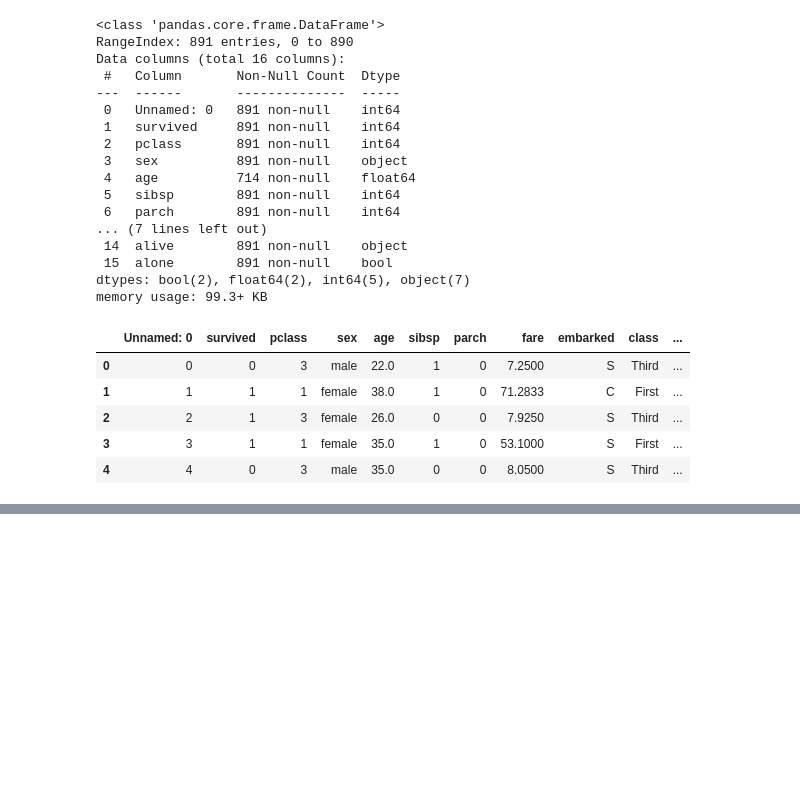
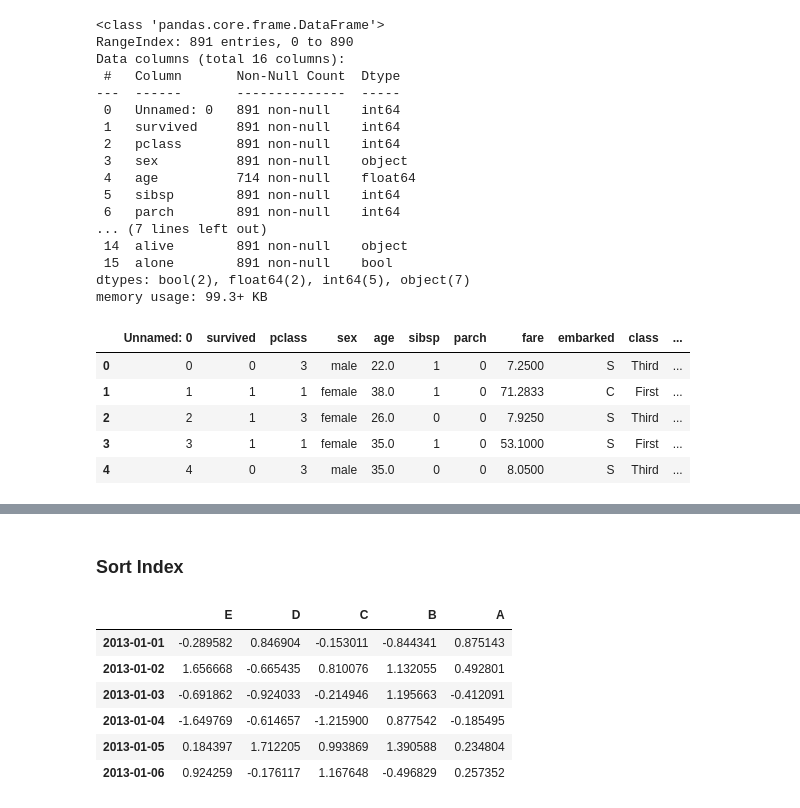
Before and after one commit to Zeeshan138063/data_science_practice, a Jupyter notebook: pandas.ipynb, the cells around one changed output, grey strips where cells are left out. Cells and saved outputs as stored; diff of their text form; code cells hidden in the pictures; blank space fills up the shorter version.

```diff
--- a/pandas.ipynb
+++ b/pandas.ipynb
@@ -44,0 +185,12 @@ df.head() # get top 5 records from data
+# %% [markdown]
+### Sort Index
+# %%
+df.sort_index(axis=1, ascending=False)
+# %% [output]
+|  | E | D | C | B | A |
+| 2013-01-01 | -0.289582 | 0.846904 | -0.153011 | -0.844341 | 0.875143 |
+| 2013-01-02 | 1.656668 | -0.665435 | 0.810076 | 1.132055 | 0.492801 |
+| 2013-01-03 | -0.691862 | -0.924033 | -0.214946 | 1.195663 | -0.412091 |
+| 2013-01-04 | -1.649769 | -0.614657 | -1.215900 | 0.877542 | -0.185495 |
+| 2013-01-05 | 0.184397 | 1.712205 | 0.993869 | 1.390588 | 0.234804 |
+| 2013-01-06 | 0.924259 | -0.176117 | 1.167648 | -0.496829 | 0.257352 |
```
Also changed, not shown: parts of 24 cells of this notebook.
